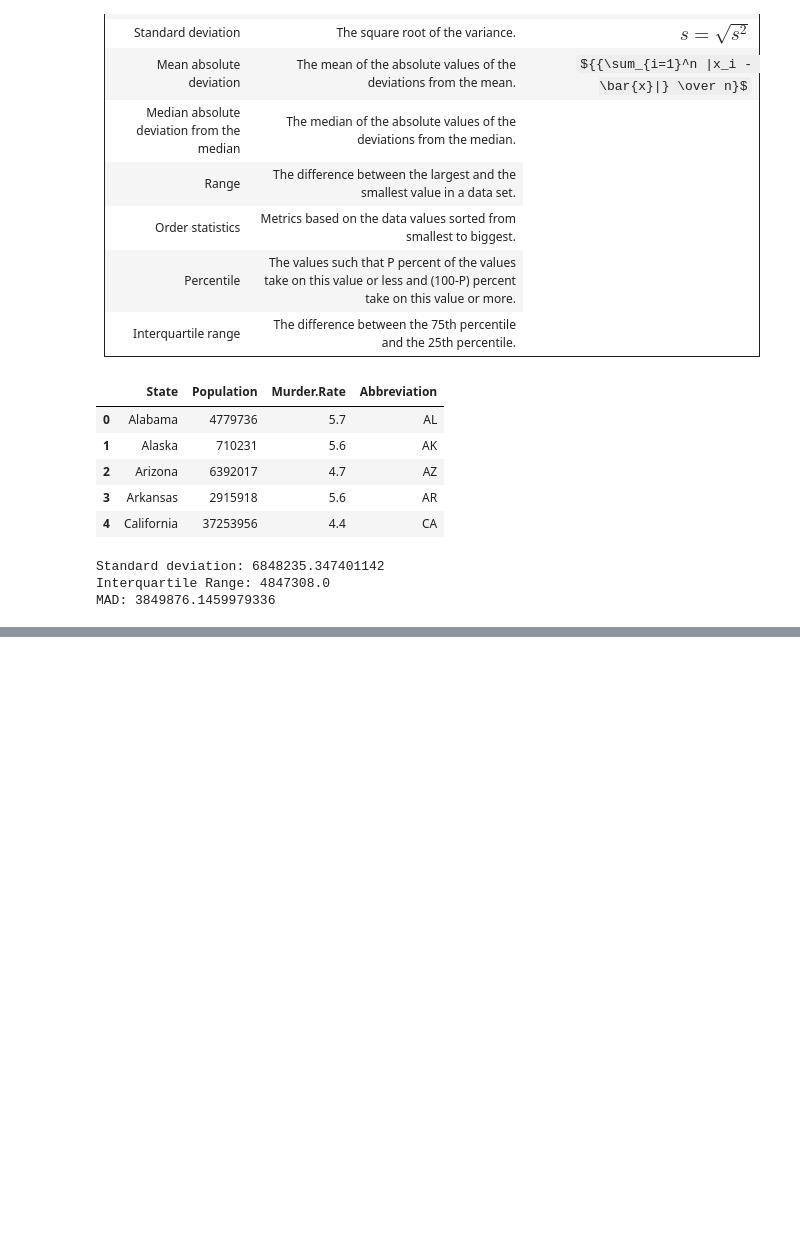
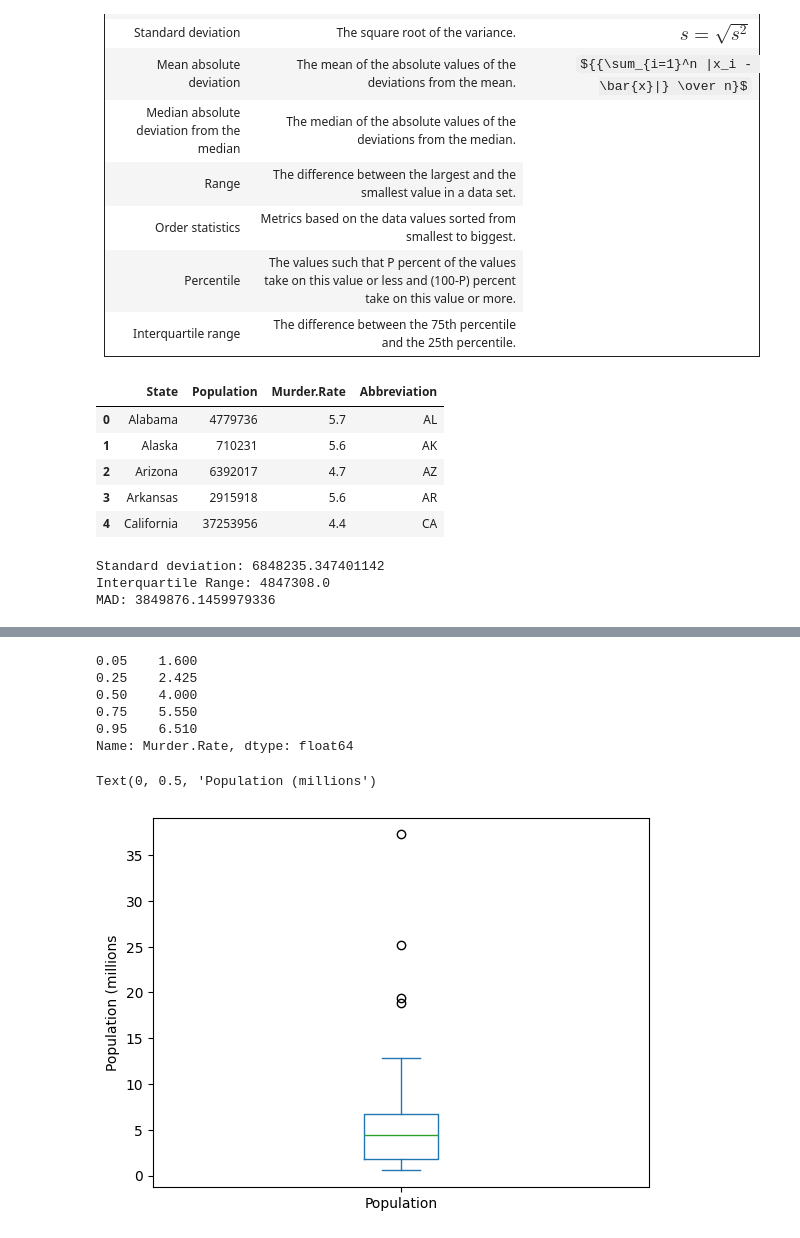
Before and after one commit to Drieger/practical-statistics-for-data-scientists, a Jupyter notebook: 1. Exploratory Data Analysis/eda.ipynb, the cells around one changed output, grey strips where cells are left out. Cells and saved outputs as stored; diff of their text form; code cells hidden in the pictures; some formulas as TeX source; blank space fills up the shorter version.

Commit message:
add sections about boxplots and histograms

```diff
--- a/1. Exploratory Data Analysis/eda.ipynb
+++ b/1. Exploratory Data Analysis/eda.ipynb
@@ -227,0 +255,3 @@ MAD: 3849876.1459979336
+# %%
+df = pd.read_csv('https://raw.githubusercontent.com/gedeck/practical-statistics-for-data-scientists/refs/heads/master/data/state.csv')
+df.head()
@@ -227,0 +265,19 @@ MAD: 3849876.1459979336
+# %%
+# Compute 5%, 25%, 50%, 75%, 95% quantiles
+df['Murder.Rate'].quantile([.05, .25, .5, .75, .95])
+# %% [output]
+0.05    1.600
+0.25    2.425
+0.50    4.000
+0.75    5.550
+0.95    6.510
+Name: Murder.Rate, dtype: float64
+# %%
+# Plot a boxplot
+# By default, the Matplotlib function extends the whiskers to the furthest point beyond the box,
+# except that it will not go beyond 1.5 times the IQR.
+ax = (df['Population']/1_000_000).plot.box()
+ax.set_ylabel('Population (millions')
+# %% [output]
+Text(0, 0.5, 'Population (millions')
+[figure, added]
```
Also changed, not shown: parts of 6 cells of this notebook.
